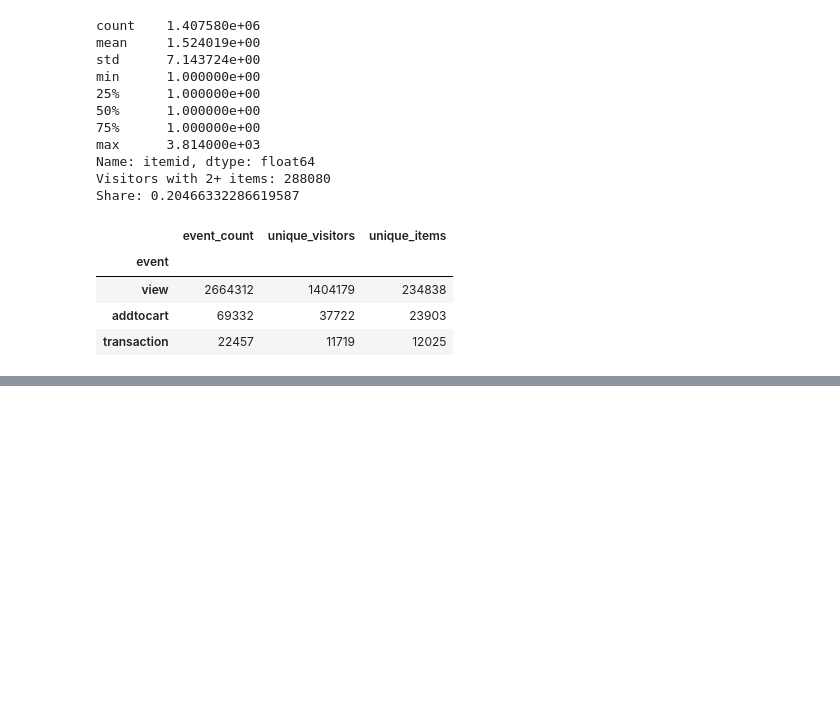
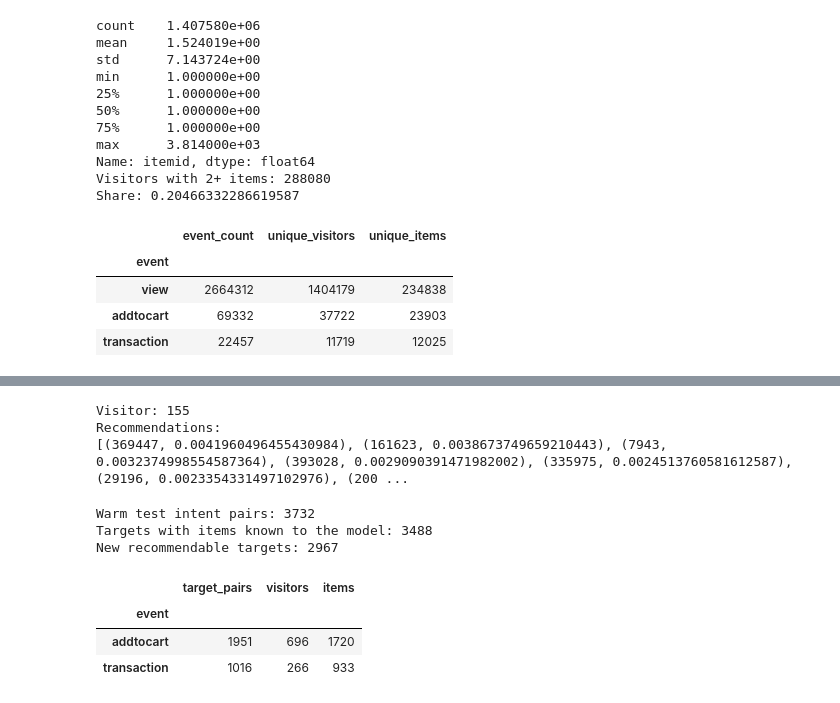
Before and after one commit to smtaras/Recommendation-system, a Jupyter notebook: 02_personalized_recommendations.ipynb, the cells around one changed output, grey strips where cells are left out. Cells and saved outputs as stored; diff of their text form; code cells hidden in the pictures; blank space fills up the shorter version.

```diff
--- a/02_personalized_recommendations.ipynb
+++ b/02_personalized_recommendations.ipynb
@@ -66,0 +210,65 @@ event_summary
+# %%
+user_id_to_index = {
+    visitor_id: index
+    for index, visitor_id in enumerate(user_ids)
+}
+
+visitor_id = min(known_test_visitors)
+visitor_index = user_id_to_index[visitor_id]
+
+recommended_indices, scores = als_model.recommend(
+    visitor_index,
+    user_item_matrix[visitor_index],
+    N=10,
+)
+
+recommended_item_ids = item_ids[recommended_indices]
+
+print("Visitor:", visitor_id)
+print("Recommendations:")
+print(list(zip(recommended_item_ids.tolist(), scores.tolist())))
+# %% [output]
+Visitor: 155
+Recommendations:
+[(369447, 0.0041960496455430984), (161623, 0.0038673749659210443), (7943, 0.0032374998554587364), (393028, 0.0029090391471982002), (335975, 0.0024513760581612587), (29196, 0.0023354331497102976), (200 ...
+# %%
+warm_intent_targets = test_events[
+    test_events["visitorid"].isin(train_visitors)
+    & test_events["event"].isin(["addtocart", "transaction"])
+][["visitorid", "itemid", "event"]].drop_duplicates()
+
+known_item_targets = warm_intent_targets[
+    warm_intent_targets["itemid"].isin(item_ids)
+].copy()
+
+train_pairs = user_item_interactions[
+    ["visitorid", "itemid"]
+].assign(seen_in_train=True)
+
+checked_targets = known_item_targets.merge(
+    train_pairs,
+    on=["visitorid", "itemid"],
+    how="left",
+)
+
+test_targets = checked_targets[
+    checked_targets["seen_in_train"].isna()
+].drop(columns="seen_in_train")
+
+print("Warm test intent pairs:", len(warm_intent_targets))
+print("Targets with items known to the model:", len(known_item_targets))
+print("New recommendable targets:", len(test_targets))
+
+test_targets.groupby("event").agg(
+    target_pairs=("itemid", "size"),
+    visitors=("visitorid", "nunique"),
+    items=("itemid", "nunique"),
+)
+# %% [output]
+Warm test intent pairs: 3732
+Targets with items known to the model: 3488
+New recommendable targets: 2967
+|  | target_pairs | visitors | items |
+| event |  |  |  |
+| addtocart | 1951 | 696 | 1720 |
+| transaction | 1016 | 266 | 933 |
```
Also changed, not shown: parts of 22 cells of this notebook.
